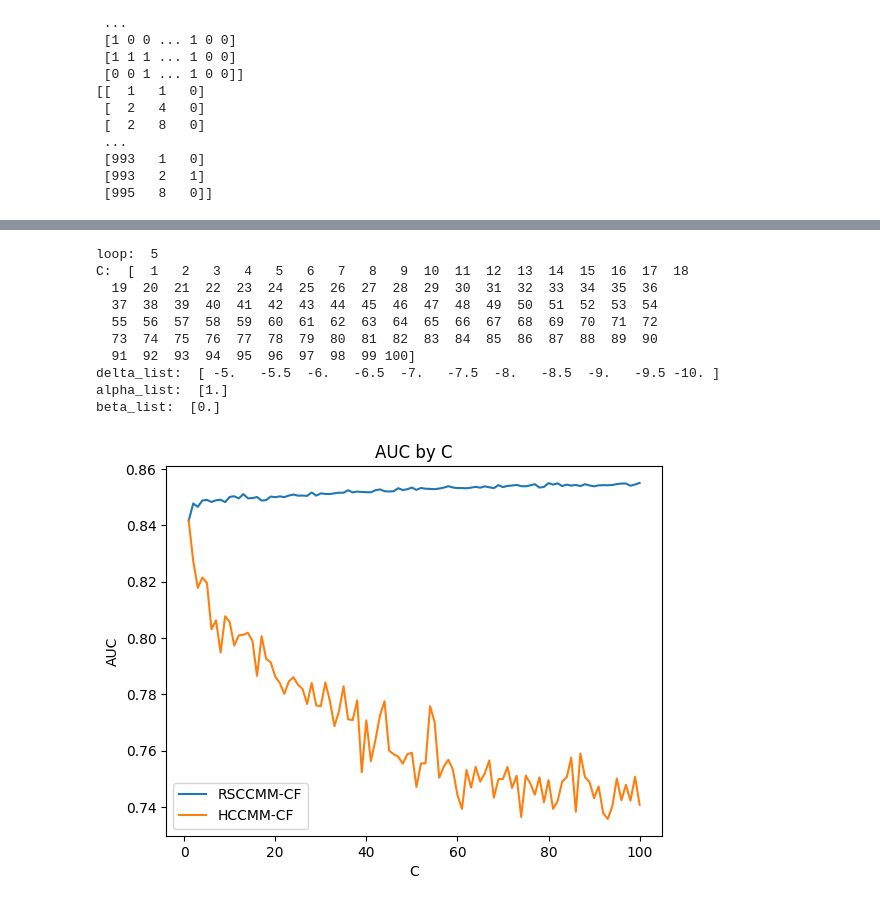
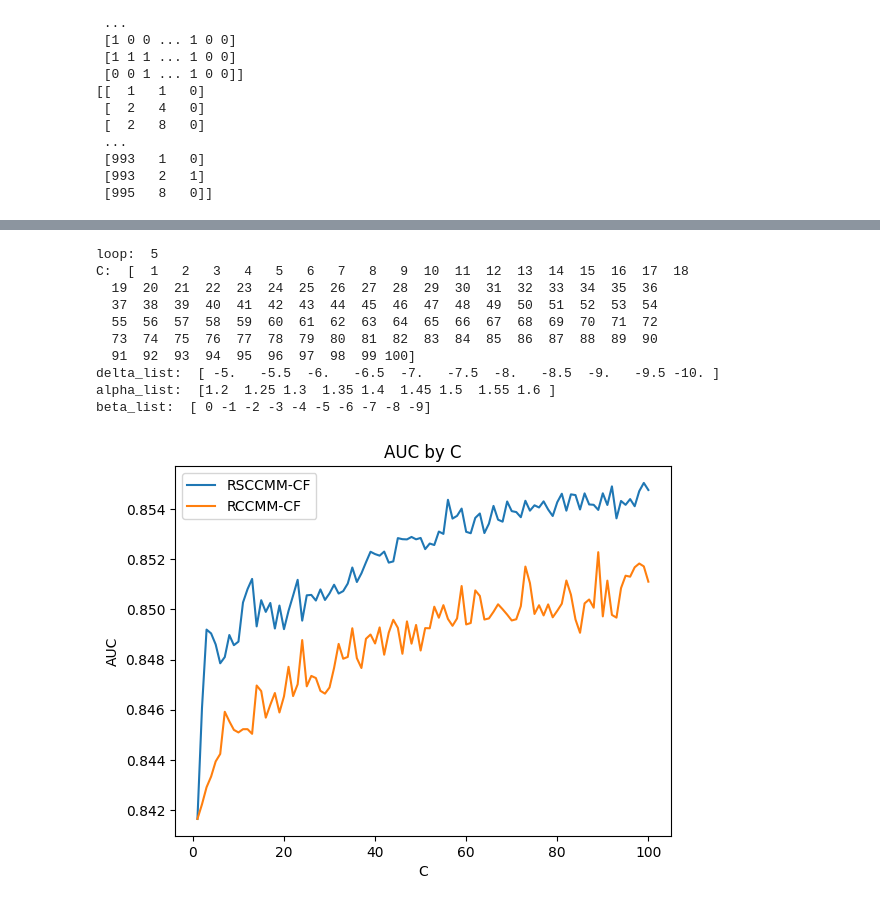
Before and after one commit to kimisuke0503/colab-research, a Jupyter notebook: needs_scan_panel/needs_RSCCMM_CF_compare.ipynb, the cells around one changed output, grey strips where cells are left out. Cells and saved outputs as stored; diff of their text form; code cells hidden in the pictures.

```diff
--- a/needs_scan_panel/needs_RSCCMM_CF_compare.ipynb
+++ b/needs_scan_panel/needs_RSCCMM_CF_compare.ipynb
@@ -190,6 +190,6 @@ print(RCCMM_CF_AUC_AVE(10, test_needs, X_needs, 30, 1.2, -5))
 # %%
 # 共通設定
-name = "needs_RSCCMM_HCCMM_compare"
+name = "needs_RSCCMM_RCCMM_compare"
 loop = 5
 print("loop: ", loop)
 x_C = np.arange(1,101,1)
@@ -222,10 +222,10 @@ output.append(y_RSCCMM_auc_ave)
 
 # RCCMM-CFの設定
 y_RCCMM_auc_ave = []
-# RCCMM_alpha_list = np.arange(1.2, 1.6, 0.05)
-# RCCMM_beta_list = np.arange(0,-10,-1)
-RCCMM_alpha_list = np.array([1.0])
-RCCMM_beta_list = np.array([0.0])
+RCCMM_alpha_list = np.arange(1.2, 1.6, 0.05)
+RCCMM_beta_list = np.arange(0,-10,-1)
+# RCCMM_alpha_list = np.array([1.0])
+# RCCMM_beta_list = np.array([0.0])
 print("alpha_list: ", RCCMM_alpha_list)
 print("beta_list: ", RCCMM_beta_list)
 
@@ -244,44 +244,44 @@ for c in x_C:
         alpha_ = alpha
         beta_ = beta
 
-  output_rows.append(["HCCMM-CF", c, auc_ave, alpha_, beta_])
+  output_rows.append(["RCCMM-CF", c, auc_ave, alpha_, beta_])
   y_RCCMM_auc_ave.append(auc_ave)
 
 output.append(y_RCCMM_auc_ave)
 
 plt.plot(x_C, y_RSCCMM_auc_ave, label="RSCCMM-CF")
-# plt.plot(x_C, y_RCCMM_auc_ave, label="RCCMM-CF")
-plt.plot(x_C, y_RCCMM_auc_ave, label="HCCMM-CF")
+plt.plot(x_C, y_RCCMM_auc_ave, label="RCCMM-CF")
+# plt.plot(x_C, y_RCCMM_auc_ave, label="HCCMM-CF")
 #plt.xticks(x_C, x_C)
 plt.legend()
 plt.title('AUC by C')
 plt.xlabel('C')
 plt.ylabel('AUC')
 #plt.grid(True)
 plt.savefig(f"{name}.png", format="png", dpi=300)
 
 #csv出力
 with open(f'{name}.csv', 'wt', encoding='utf-8', newline='') as fout:
     writer = csv.writer(fout)
     writer.writerows(output)
 
 output_info = [["手法", "クラスター数", "AUC", "パラメータ1", "パラメータ2"]]
 for row in output_rows:
   output_info.append(row)
 with open(f'{name}_info.csv', 'wt', encoding='utf-8', newline='') as fout:
     writer = csv.writer(fout)
     writer.writerows(output_info)
 # %% [output]
 loop:  5
 C:  [  1   2   3   4   5   6   7   8   9  10  11  12  13  14  15  16  17  18
   19  20  21  22  23  24  25  26  27  28  29  30  31  32  33  34  35  36
   37  38  39  40  41  42  43  44  45  46  47  48  49  50  51  52  53  54
   55  56  57  58  59  60  61  62  63  64  65  66  67  68  69  70  71  72
   73  74  75  76  77  78  79  80  81  82  83  84  85  86  87  88  89  90
   91  92  93  94  95  96  97  98  99 100]
 delta_list:  [ -5.   -5.5  -6.   -6.5  -7.   -7.5  -8.   -8.5  -9.   -9.5 -10. ]
-alpha_list:  [1.]
-beta_list:  [0.]
+alpha_list:  [1.2  1.25 1.3  1.35 1.4  1.45 1.5  1.55 1.6 ]
+beta_list:  [ 0 -1 -2 -3 -4 -5 -6 -7 -8 -9]
-[figure, old version]
+[figure, new version]
 # %%
 #再現
```
Also changed, not shown: parts of 3 cells of this notebook.
